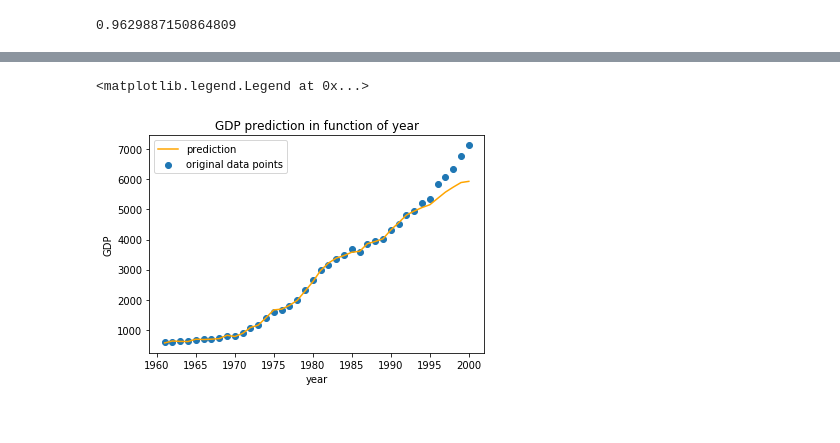
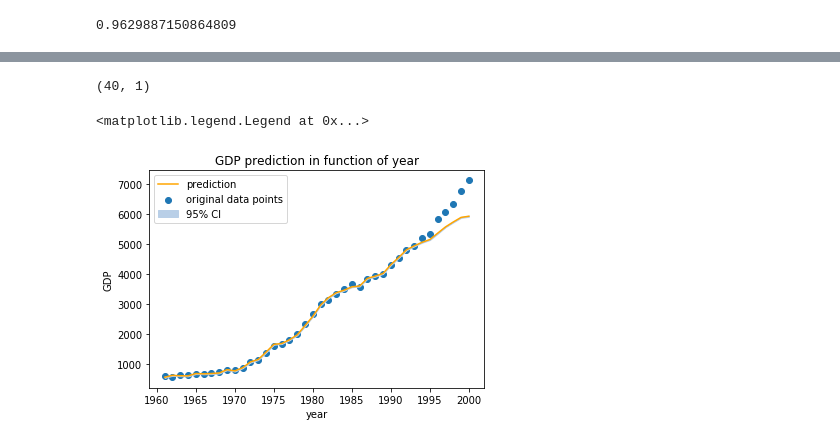
Before and after one commit to NizarGhandri/GDP, a Jupyter notebook: notebooks/singapore_model.ipynb, the cells around one changed output, grey strips where cells are left out. Drawn from its saved outputs; the diff is of its cells as text; code cells hidden in the pictures.

```diff
--- a/notebooks/singapore_model.ipynb
+++ b/notebooks/singapore_model.ipynb
@@ -99,13 +136,27 @@ adj_r_2
+# %%
+var_ = variance_least_squares_line(y, predict(X, w), X)
+var_.shape
+# %% [output]
+(40, 1)
+# %%
+lower_CI_line, upper_CI_line = confidence_interval(X.shape, X@w, var_)
+#lower_CI_line - X@w
 # %%
 plt.scatter(X[:, 0], y, label="original data points")
 plt.plot(X[:, 0], predict(X, w), color="orange", label="prediction")
+#plt.plot(X[:, 0], lower_CI_line, '--', X[:, 0], upper_CIline, '--', color="orange", label="95% confidence intervals")
+plt.gca().fill_between(X[:, 0], np.squeeze(lower_CI_line), np.squeeze(upper_CI_line), label="95% CI", color="#b9cfe7", edgecolor="")
+#plt.errorbar(X[:, 0], X@w, yerr=np.vstack([np.squeeze(X@w-lower_CI_line), np.squeeze(upper_CI_line-X@w)]), fmt="--o", ecolor='orange')
 plt.xlabel("year")
 plt.ylabel("GDP")
 plt.title("GDP prediction in function of year")
 plt.legend()
+
+
+#very tiny CI we can barely see it in the graph
 # %% [output]
 <matplotlib.legend.Legend at 0x...>
-[figure, old version]
+[figure, new version]
 # %%
 w_r = ridge_regression(X_train, y_train, 0.1)
 w_r
```
Also changed, not shown: parts of 13 cells of this notebook, 1 other file.
